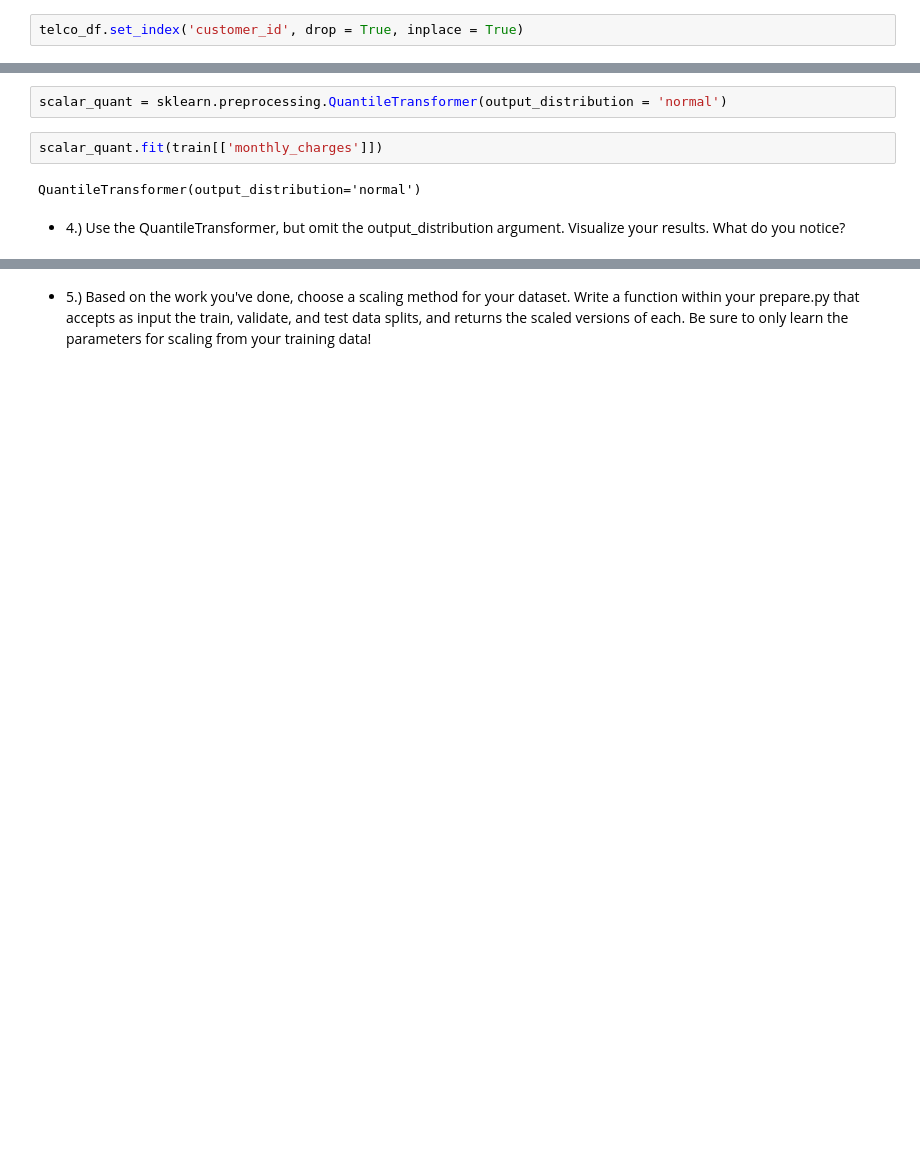
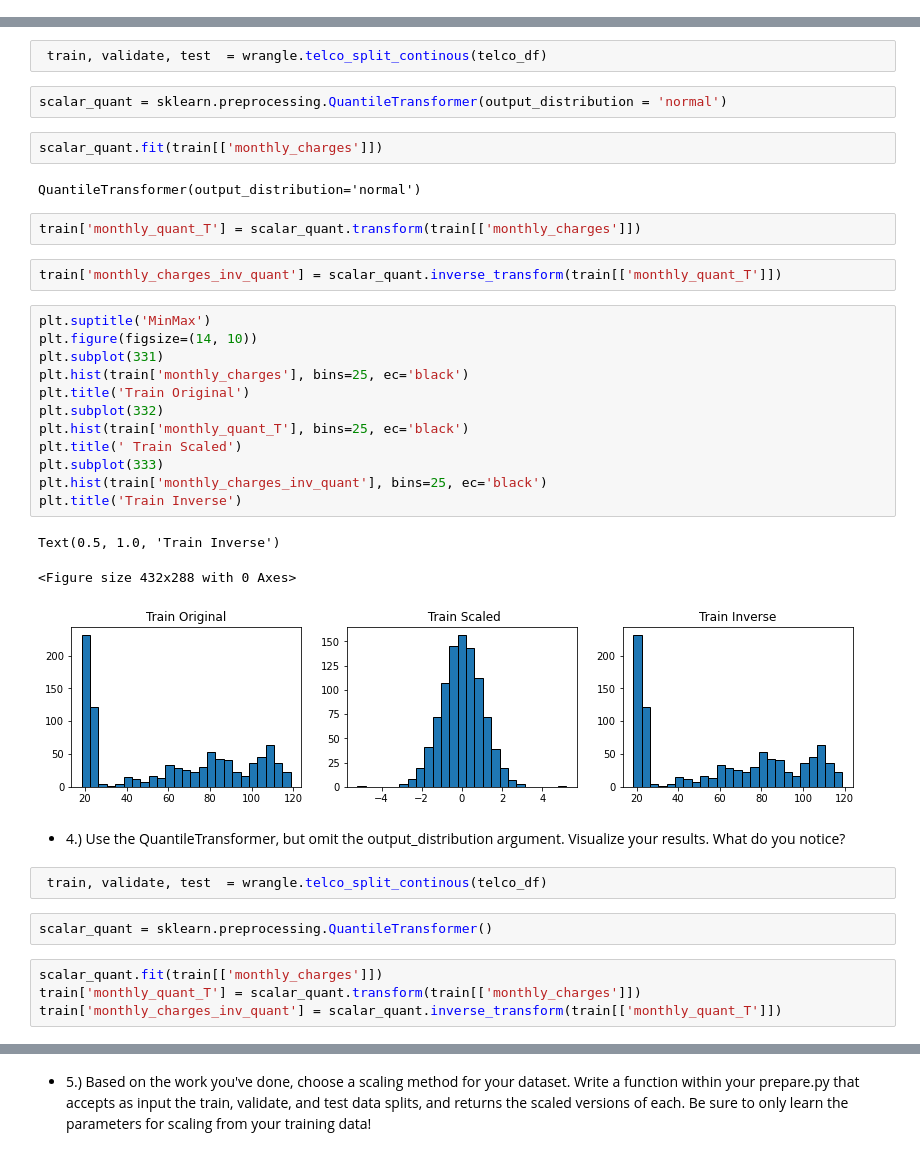
Before and after one commit to RobLMurphy92/regression-exercises, a Jupyter notebook: scaling.ipynb, the cells around one changed output, grey strips where cells are left out. Saved outputs shown, nothing was run; the diff lists cells and outputs as text; blank space fills up the shorter version.

```diff
--- a/scaling.ipynb
+++ b/scaling.ipynb
@@ -52,8 +52,6 @@ Data columns (total 5 columns):
  4   tenure_year      1695 non-null   float64
 dtypes: float64(3), int64(1), object(1)
 memory usage: 79.5+ KB
-# %%
-telco_df.set_index('customer_id', drop = True, inplace = True)
 # %%
  train, validate, test  = wrangle.telco_split_continous(telco_df)
 # %%
@@ -260,11 +259,41 @@ Text(0.5, 1.0, 'Inverse test')
 [figure]
 # %% [markdown]
 - 3.) Read the documentation for sklearn's QuantileTransformer. Use normal for the output_distribution and apply this scaler to your data. Visualize the result of your data scaling.
+# %%
+ train, validate, test  = wrangle.telco_split_continous(telco_df)
 # %%
 scalar_quant = sklearn.preprocessing.QuantileTransformer(output_distribution = 'normal')
 # %%
 scalar_quant.fit(train[['monthly_charges']])
 # %% [output]
 QuantileTransformer(output_distribution='normal')
+# %%
+train['monthly_quant_T'] = scalar_quant.transform(train[['monthly_charges']])
+# %%
+train['monthly_charges_inv_quant'] = scalar_quant.inverse_transform(train[['monthly_quant_T']])
+# %%
+plt.suptitle('MinMax')
+plt.figure(figsize=(14, 10))
+plt.subplot(331)
+plt.hist(train['monthly_charges'], bins=25, ec='black')
+plt.title('Train Original')
+plt.subplot(332)
+plt.hist(train['monthly_quant_T'], bins=25, ec='black')
+plt.title(' Train Scaled')
+plt.subplot(333)
+plt.hist(train['monthly_charges_inv_quant'], bins=25, ec='black')
+plt.title('Train Inverse')
+# %% [output]
+Text(0.5, 1.0, 'Train Inverse')
+<Figure size 432x288 with 0 Axes>
+[figure, added]
 # %% [markdown]
 - 4.) Use the QuantileTransformer, but omit the output_distribution argument. Visualize your results. What do you notice?
+# %%
+ train, validate, test  = wrangle.telco_split_continous(telco_df)
+# %%
+scalar_quant = sklearn.preprocessing.QuantileTransformer()
+# %%
+scalar_quant.fit(train[['monthly_charges']])
+train['monthly_quant_T'] = scalar_quant.transform(train[['monthly_charges']])
+train['monthly_charges_inv_quant'] = scalar_quant.inverse_transform(train[['monthly_quant_T']])
```
Also changed, not shown: parts of 3 cells of this notebook.
